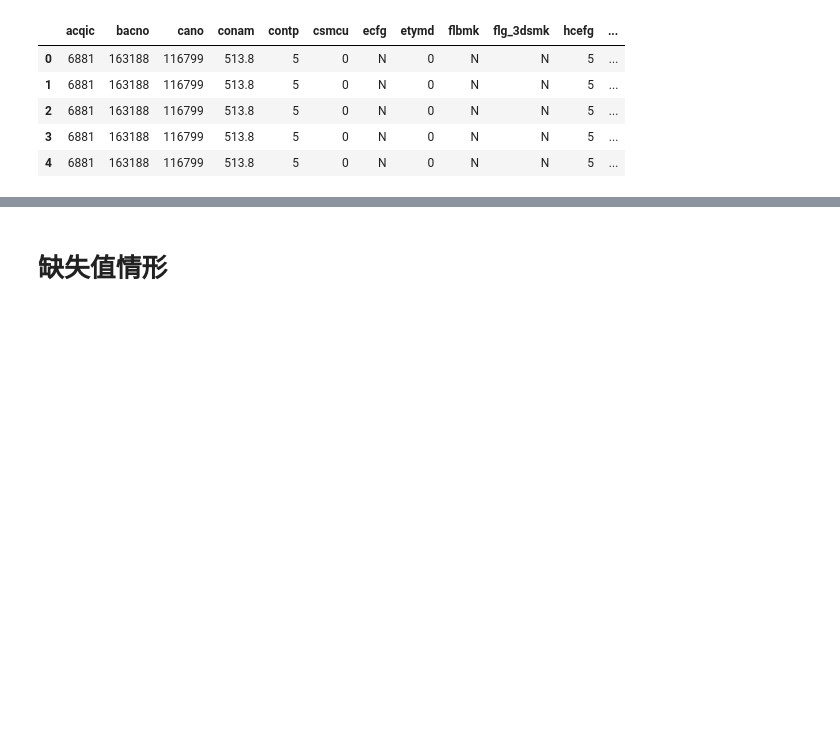
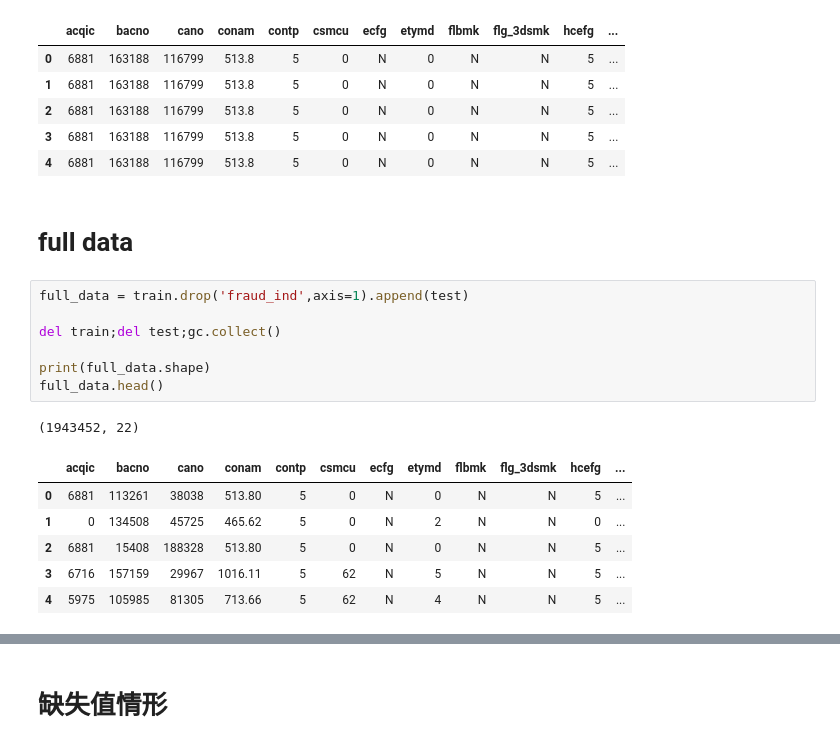
Before and after one commit to skywalker0803r/Ricky, a Jupyter notebook: 玉山銀行AI比賽_preprocessing.ipynb, the cells around one changed output, grey strips where cells are left out. Drawn from its saved outputs; the diff is of its cells as text; blank space fills up the shorter version.

```diff
--- a/玉山銀行AI比賽_preprocessing.ipynb
+++ b/玉山銀行AI比賽_preprocessing.ipynb
@@ -44,3 +50,20 @@ test.head()
 | 2 | 6881 | 163188 | 116799 | 513.8 | 5 | 0 | N | 0 | N | N | 5 | ... |
 | 3 | 6881 | 163188 | 116799 | 513.8 | 5 | 0 | N | 0 | N | N | 5 | ... |
 | 4 | 6881 | 163188 | 116799 | 513.8 | 5 | 0 | N | 0 | N | N | 5 | ... |
+# %% [markdown]
+# full data
+# %%
+full_data = train.drop('fraud_ind',axis=1).append(test)
+
+del train;del test;gc.collect()
+
+print(full_data.shape)
+full_data.head()
+# %% [output]
+(1943452, 22)
+|  | acqic | bacno | cano | conam | contp | csmcu | ecfg | etymd | flbmk | flg_3dsmk | hcefg | ... |
+| 0 | 6881 | 113261 | 38038 | 513.80 | 5 | 0 | N | 0 | N | N | 5 | ... |
+| 1 | 0 | 134508 | 45725 | 465.62 | 5 | 0 | N | 2 | N | N | 0 | ... |
+| 2 | 6881 | 15408 | 188328 | 513.80 | 5 | 0 | N | 0 | N | N | 5 | ... |
+| 3 | 6716 | 157159 | 29967 | 1016.11 | 5 | 62 | N | 5 | N | N | 5 | ... |
+| 4 | 5975 | 105985 | 81305 | 713.66 | 5 | 62 | N | 4 | N | N | 5 | ... |
```
Also changed, not shown: parts of 22 cells of this notebook.
